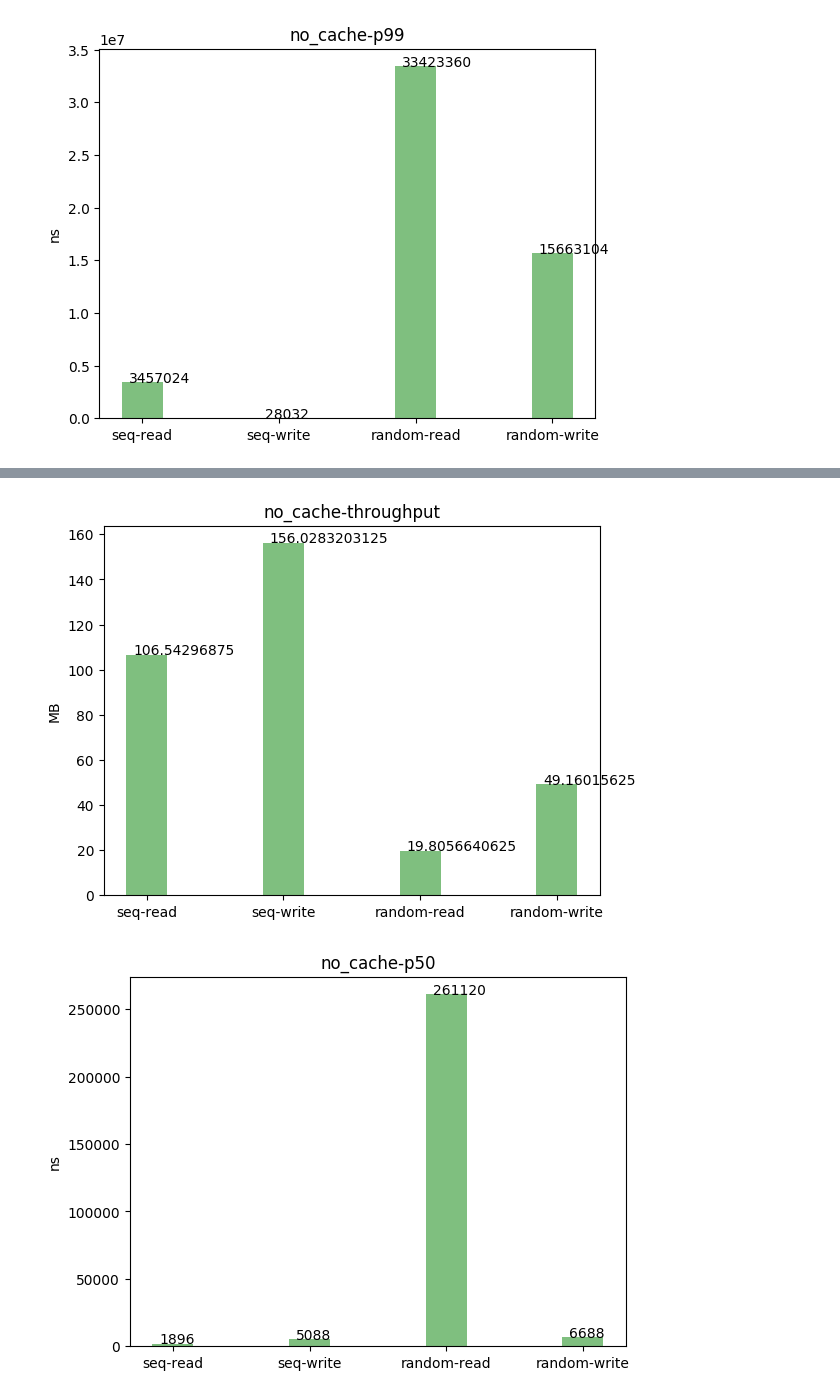
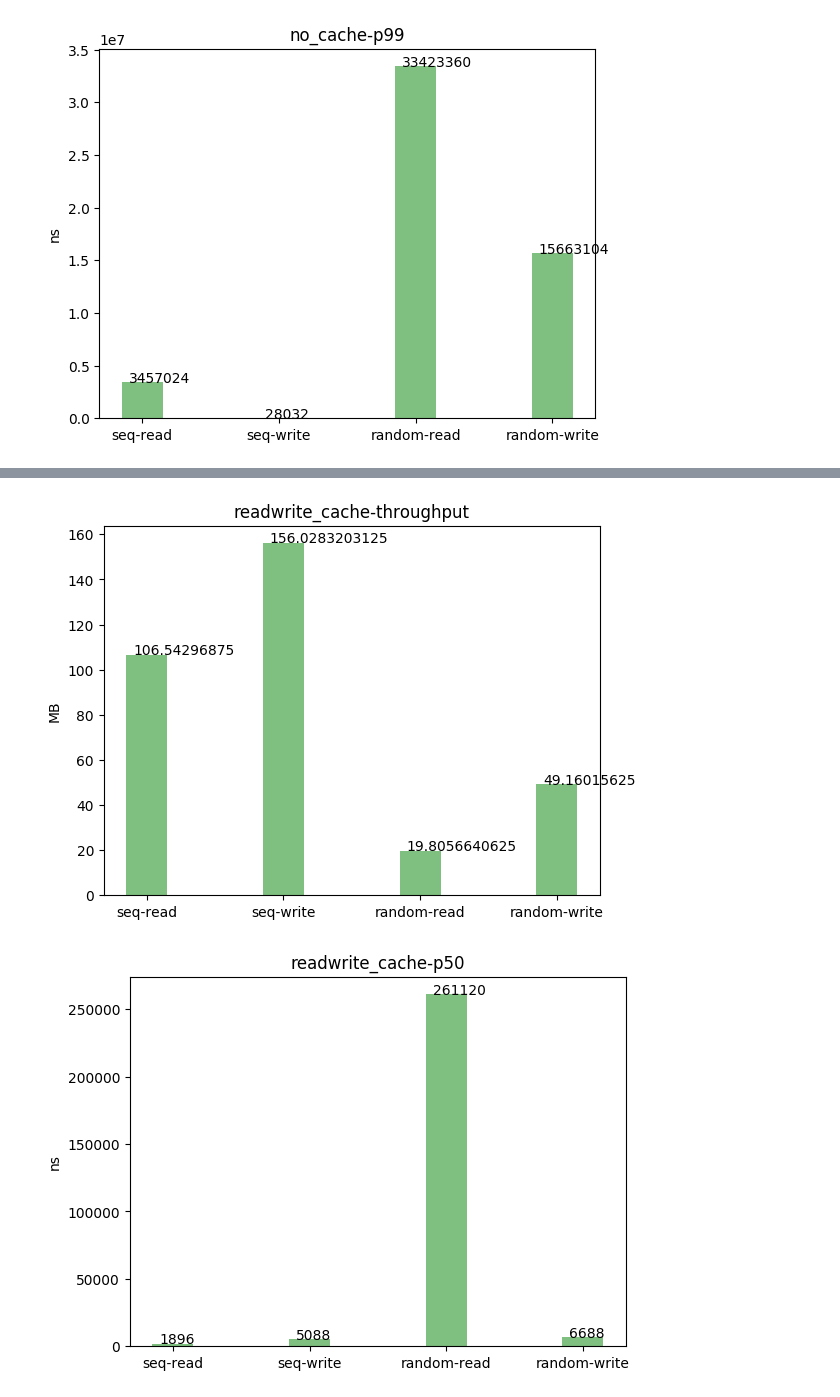
Before and after one commit to xiefan46/samza-azure-storage, a Jupyter notebook: milestone2/python/fio_benchmark.ipynb, the cells around one changed output, grey strips where cells are left out. Cells and saved outputs as stored; diff of their text form; code cells hidden in the pictures.

```diff
--- a/milestone2/python/fio_benchmark.ipynb
+++ b/milestone2/python/fio_benchmark.ipynb
@@ -74,6 +75,6 @@ plot_disk_result(f"/Users/fxie/Desktop/intern_project/samza-azure-storage/milest
 # %%
-plot_disk_result(f"/Users/fxie/Desktop/intern_project/samza-azure-storage/milestone2/results/fio_result/readwrite_cache"
-                 , "no_cache")
+plot_disk_result(f"/home/fxie/samza-azure-storage/milestone2/results/fio_result/readwrite_cache"
+                 , "readwrite_cache")
 # %% [output]
-[figure, old version]
+[figure, new version]
-[figure, old version]
+[figure, new version]
```
Also changed, not shown: parts of 5 cells of this notebook, 20 other files.
